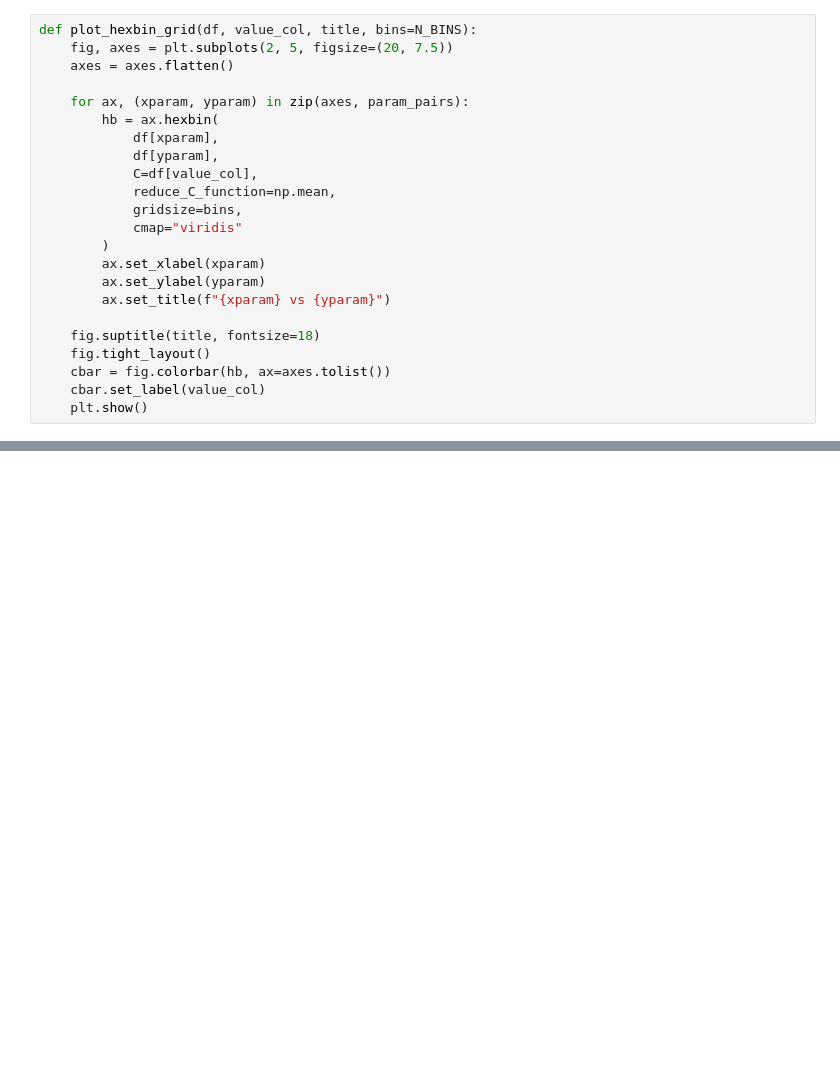
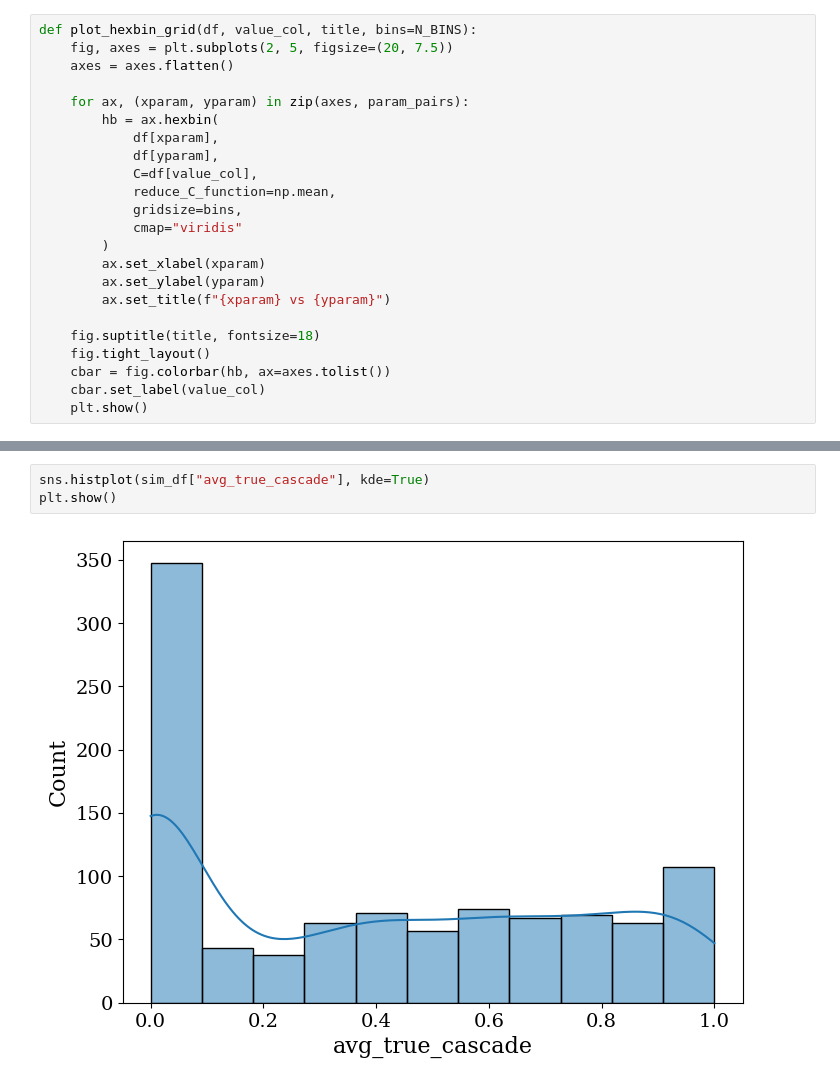
Before and after one commit to charlesaugdupont/deepfake-percolation, a Jupyter notebook: notebooks/analysis.ipynb, the cells around one changed output, grey strips where cells are left out. Saved outputs shown, nothing was run; the diff lists cells and outputs as text; blank space fills up the shorter version.

```diff
--- a/notebooks/analysis.ipynb
+++ b/notebooks/analysis.ipynb
@@ -144,0 +153,5 @@ plot_hexbin_grid(
+# %%
+sns.histplot(sim_df["avg_true_cascade"], kde=True)
+plt.show()
+# %% [output]
+[figure, added]
```
Also changed, not shown: parts of 9 cells of this notebook, 7 other files.
